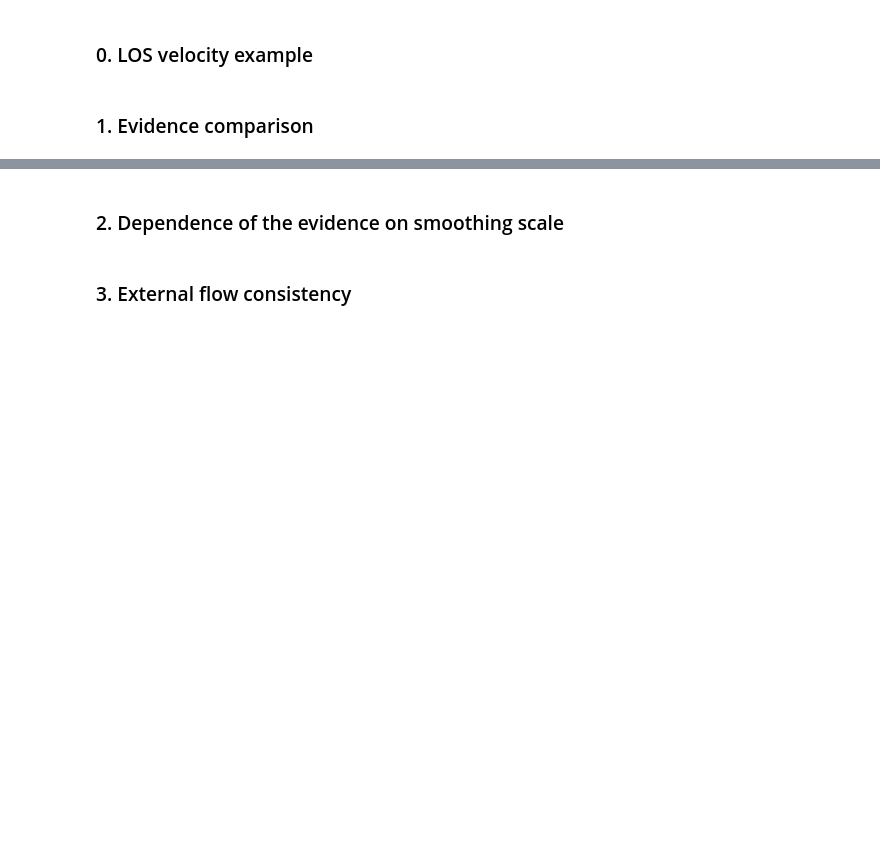
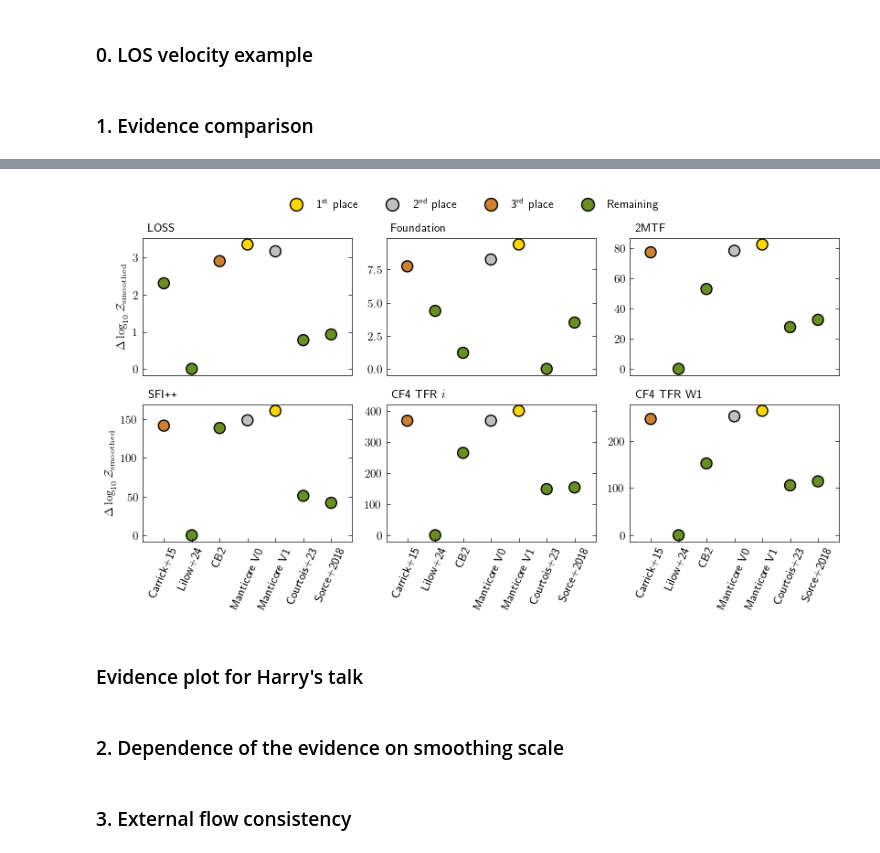
Before and after one commit to Richard-Sti/csiborgtools_public, a Jupyter notebook: notebooks/flow/reconstruction_comparison.ipynb, the cells around one changed output, grey strips where cells are left out. Drawn from its saved outputs; the diff is of its cells as text; code cells hidden in the pictures; blank space fills up the shorter version.

```diff
--- a/notebooks/flow/reconstruction_comparison.ipynb
+++ b/notebooks/flow/reconstruction_comparison.ipynb
@@ -188,6 +206,7 @@ for i, catalogue in enumerate(catalogues):
 # %%
-import matplotlib.patches as mpatches
-cmap = mpl.colormaps.get_cmap("coolwarm")
+import matplotlib.lines as mlines
+
+plot_smoothed = True
 
 
 def make_colours(y, n, k):
@@ -204,15 +223,6 @@ def make_colours(y, n, k):
         colors[sorted_indices[2]] = "#CD7F32"  # Third highest gets bronze
     return colors
 
-def plot_bars_with_varying_width(ax, x, y, colors, bar_width, reduced_width, reduced_alpha):
-    sorted_indices = np.argsort(y)[::-1]
-
-    for i, height in enumerate(y):
-        if i in sorted_indices[:3]:  # Top 3 bars
-            ax.bar(x[i], height, color=colors[i], width=bar_width)
-        else:  # Non-top 3 bars
-            ax.bar(x[i], height, color=colors[i], width=reduced_width, alpha=reduced_alpha)
-
 
 with plt.style.context('science'):
     plt.rcParams.update({'font.size': 9})
@@ -221,49 +231,57 @@ with plt.style.context('science'):
     fig.subplots_adjust(hspace=0, wspace=0)
 
     x = np.arange(len(sims))
     y = y_lnZ
-    bar_width = 0.6  # Adjust the width of the bars if necessary
 
     for n in range(len(catalogues)):
         i, j = n // 3, n % 3
         ax = axs[i, j]
 
-        ax.text(0.025, 1.075, catalogue_to_pretty(catalogues[n]),  # Moved slightly higher to 1.05
+        ax.text(0.025, 1.075, catalogue_to_pretty(catalogues[n]),
                 transform=ax.transAxes,
                 verticalalignment='center', horizontalalignment='left',
-                bbox=dict(facecolor='white', alpha=0.85, edgecolor='none', pad=3),  # Add padding to the box
-                zorder=5  # Ensure the text is drawn on top of other elements
-                )
+                bbox=dict(facecolor='white', alpha=0.85, edgecolor='none', pad=3),
+                zorder=5)
 
-        colors = make_colours(y, n, 0)
-        plot_bars_with_varying_width(ax, x, y[n, 0], colors, bar_width, 0.6 * bar_width, 0.6)
-
-        # Right y-axis seaborn scatter plot
-        colors = make_colours(y, n, 1)
-        ax_right = ax.twinx()  # Create a twin y-axis
-        ax_right.scatter(x, y[n, 1], c=colors, s=75, zorder=1, edgecolors="k")
-
-        if i in [0, 1] and j == 2:
-            ax_right.set_ylabel(r"$\Delta \log_{10} \mathcal{Z} ~ (\mathrm{smoothed})$")
-        ax_right.tick_params(axis='y', which='minor', length=0)
-
+        k = 0 if not plot_smoothed else 1
+        colors = make_colours(y, n, k)
+        ax.scatter(x, y[n, k], c=colors, s=75, zorder=-1, marker="o", edgecolors="k")
 
     for i in range(3):
         axs[1, i].set_xticks(
             np.arange(len(sims)),
             [simname_to_pretty(sim) for sim in sims], rotation=66,)
         axs[0, i].set_xticks([], [])
 
     for i in range(2):
         for j in range(3):
             axs[i, j].set_xlim(-0.75, len(sims) - 0.25)
 
             axs[i, j].tick_params(axis='x', which='major', top=False)
             axs[i, j].tick_params(axis='x', which='minor', top=False, length=0)
             axs[i, j].tick_params(axis='y', which='minor', length=0)
 
-        axs[i, 0].set_ylabel(r"$\Delta \log_{10} \mathcal{Z}$")
+        if plot_smoothed:
+            axs[i, 0].set_ylabel(r"$\Delta \log_{10} \mathcal{Z}_{\rm smoothed}$")
+        else:
+            axs[i, 0].set_ylabel(r"$\log_{10} \mathcal{Z}$")
+
+    kwargs = {"marker": "o", "linestyle": "None", "markersize": 10, "markeredgecolor": "k"}
+    gold_circle = mlines.Line2D([], [], color='#FFD700', **kwargs, label=r'1\textsuperscript{st} place')
+    silver_circle = mlines.Line2D([], [], color='#C0C0C0', **kwargs, label=r'2\textsuperscript{nd} place')
+    bronze_circle = mlines.Line2D([], [], color='#CD7F32', **kwargs, label=r'3\textsuperscript{rd} place')
+    olive_circle = mlines.Line2D([], [], color='olivedrab', **kwargs, label=r'Remaining')
+
+    fig.legend(handles=[gold_circle, silver_circle, bronze_circle, olive_circle],
+               loc='upper center', bbox_to_anchor=(0.5, 1.05), ncol=4, frameon=False)
 
     fig.tight_layout()
-    fig.savefig(f"../../plots/lnZ_comparison.pdf", dpi=500, bbox_inches='tight')
+    fname = "../../plots/lnZ_comparison.pdf"
+    if plot_smoothed:
+        fname = fname.replace(".pdf", "_smoothed.pdf")
+    fig.savefig(fname, dpi=500, bbox_inches='tight')
     fig.show()
+# %% [output]
+[figure, added]
+# %% [markdown]
+### Evidence plot for Harry's talk
```
Also changed, not shown: parts of 15 cells of this notebook, 7 other files.
